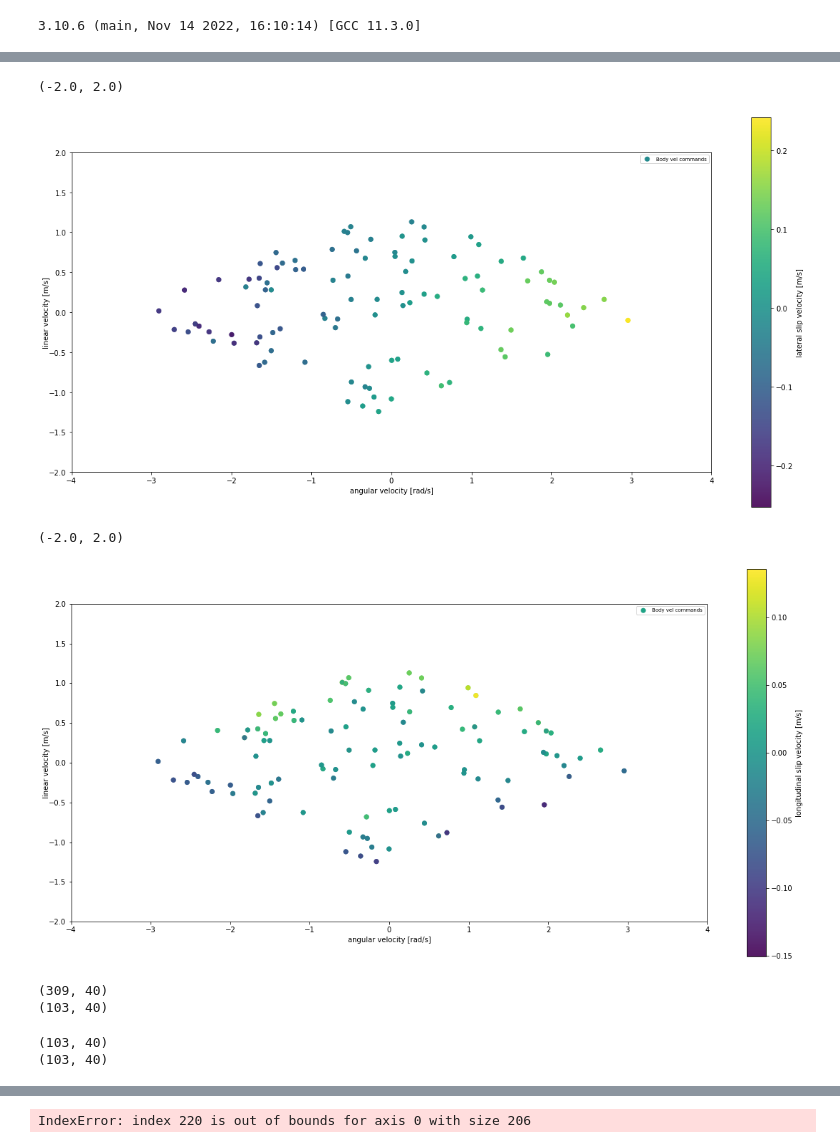
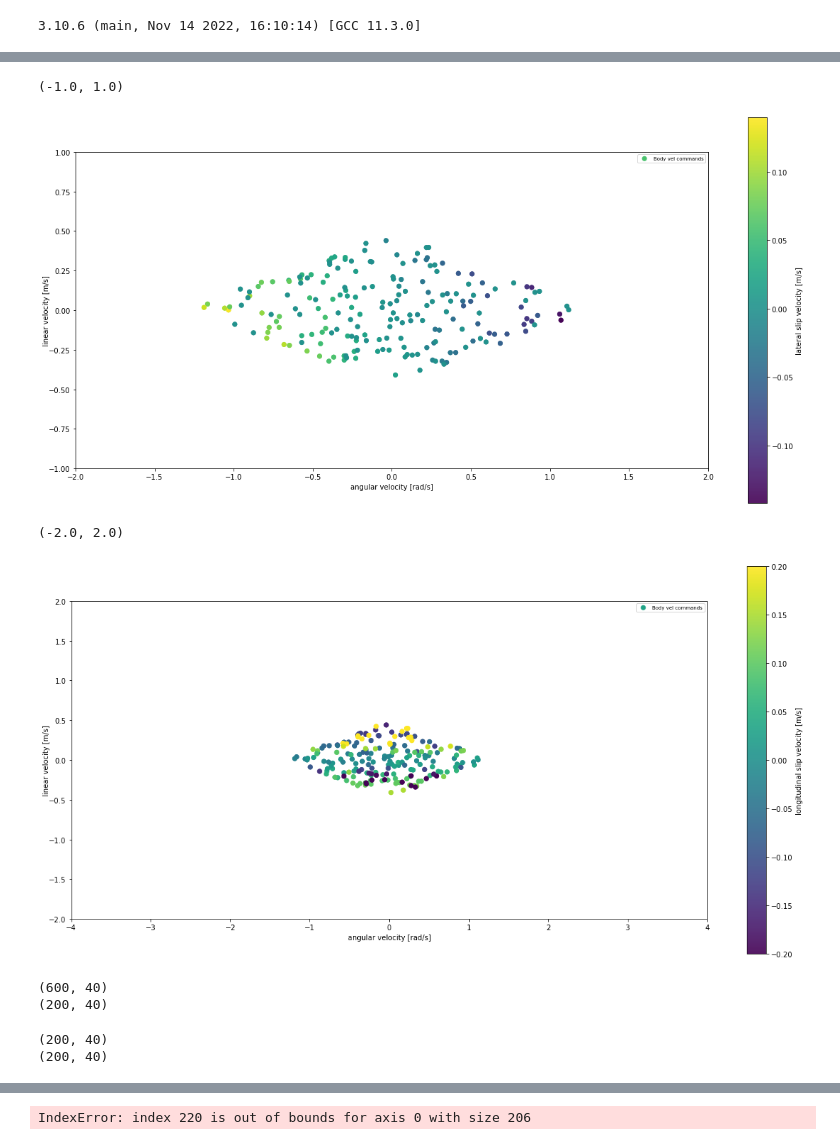
Before and after one commit to norlab-ulaval/norlab_WMRD, a Jupyter notebook: DB/analyse_slip_disturptions.ipynb, the cells around one changed output, grey strips where cells are left out. Cells and saved outputs as stored; diff of their text form; code cells hidden in the pictures.

```diff
--- a/DB/analyse_slip_disturptions.ipynb
+++ b/DB/analyse_slip_disturptions.ipynb
@@ -35,9 +35,12 @@ from scipy.interpolate import make_smoothing_spline
 # %%
 #import training dataset
 
-dataset = pd.read_pickle('/home/dominic/repos/norlab_WMRD/data/marmotte/ga_hard_snow_25_01_a/slip_dataset_all.pkl')
+# dataset = pd.read_pickle('/home/dominic/repos/norlab_WMRD/data/marmotte/ga_hard_snow_25_01_a/slip_dataset_all.pkl')
 # '/home/dominic/repos/norlab_WMRD/data/marmotte/grand_salon_20_01_b/slip_dataset_all.pkl'
-dataset_snow = pd.read_pickle('/home/dominic/repos/norlab_WMRD/data/marmotte/ga_hard_snow_25_01_a/slip_dataset_all.pkl')
+# dataset_snow = pd.read_pickle('/home/dominic/repos/norlab_WMRD/data/marmotte/ga_hard_snow_25_01_a/slip_dataset_all.pkl')
+
+dataset = pd.read_pickle('/home/dominic/repos/norlab_WMRD/data/husky/grand_salon_a_inflated/slip_dataset_all.pkl')
+dataset_snow = pd.read_pickle('/home/dominic/repos/norlab_WMRD/data/husky/grand_salon_b_deflated/slip_dataset_all.pkl')
 
 print(dataset.head())
 # %% [output]
@@ -294,37 +297,37 @@ cmd = ax.scatter(steady_state_idd_body_vel_yaw[:, -1], steady_state_idd_body_vel
                   c = np.clip(mean_body_vel_disturption_y, -100, 100),
                   cmap = 'viridis',
                   alpha = alpha_plot,
                   lw=0,
                   s=50,
                   label='Body vel commands',
                  rasterized=True)
 
 # icp = ax.scatter(icp_body_vel_yaw_array[:, -1], icp_body_vel_x_array[:, -1],
 #                   c = 'C3',
 #                   cmap = 'hot',
 #                   alpha = alpha_plot,
 #                   lw=0,
 #                   s=50,
 #                   label='Body vel measurements',
 #                  rasterized=True)
 
 cbar = plt.colorbar(cmd, label='lateral slip velocity [m/s]')
 
 
 ax.set_aspect('equal', 'box')
 
 ax.set_ylabel('linear velocity [m/s]', labelpad=-2)
 ax.set_xlabel('angular velocity [rad/s]')
 
 leg = plt.legend(fontsize=7, loc='best')
 for lh in leg.legendHandles:
     lh.set_alpha(1)
 
-ax.set_xlim(-4, 4)
-ax.set_ylim(-2, 2)
+ax.set_xlim(-2, 2)
+ax.set_ylim(-1, 1)
 # %% [output]
-(-2.0, 2.0)
+(-1.0, 1.0)
-[figure, old version]
+[figure, new version]
 # %%
 plt.figure(figsize=(20,10))
 ax = plt.gca()
@@ -394,7 +397,7 @@ ax.set_xlim(-4, 4)
 ax.set_ylim(-2, 2)
 # %% [output]
 (-2.0, 2.0)
-[figure, old version]
+[figure, new version]
 # %%
 # extract transitory windows
 
@@ -415,8 +418,8 @@ transitory_state_body_vel_disturption_yaw = body_vel_disturption_yaw_array[trans
 print(icp_body_vel_x_array.shape)
 print(transitory_state_idd_body_vel_x.shape)
 # %% [output]
-(309, 40)
-(103, 40)
+(600, 40)
+(200, 40)
 # %%
 # computed transitory linear and angular acceleration
 
@@ -437,8 +440,8 @@ for i in range(0, n_transitory_state_windows):
 print(transitory_state_idd_body_acc_x.shape)
 print(transitory_state_body_vel_disturption_x.shape)
 # %% [output]
-(103, 40)
-(103, 40)
+(200, 40)
+(200, 40)
 # %%
 plt.figure(figsize=(20,10))
 ax = plt.gca()
```
Also changed, not shown: parts of 11 cells of this notebook, 8 other files.
